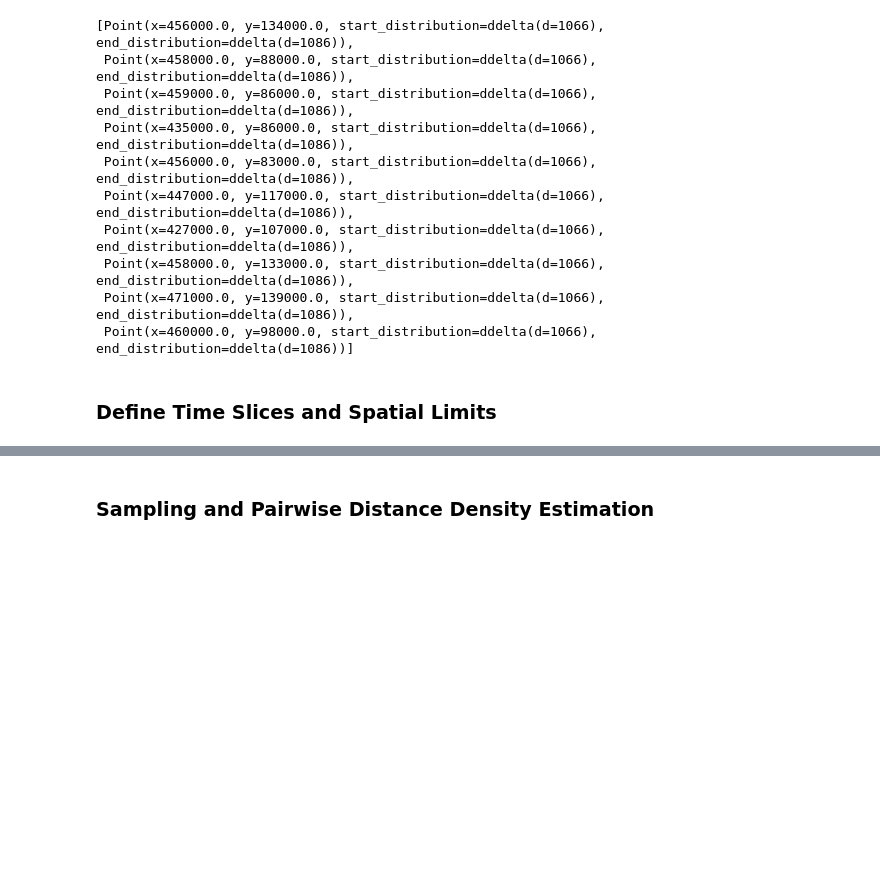
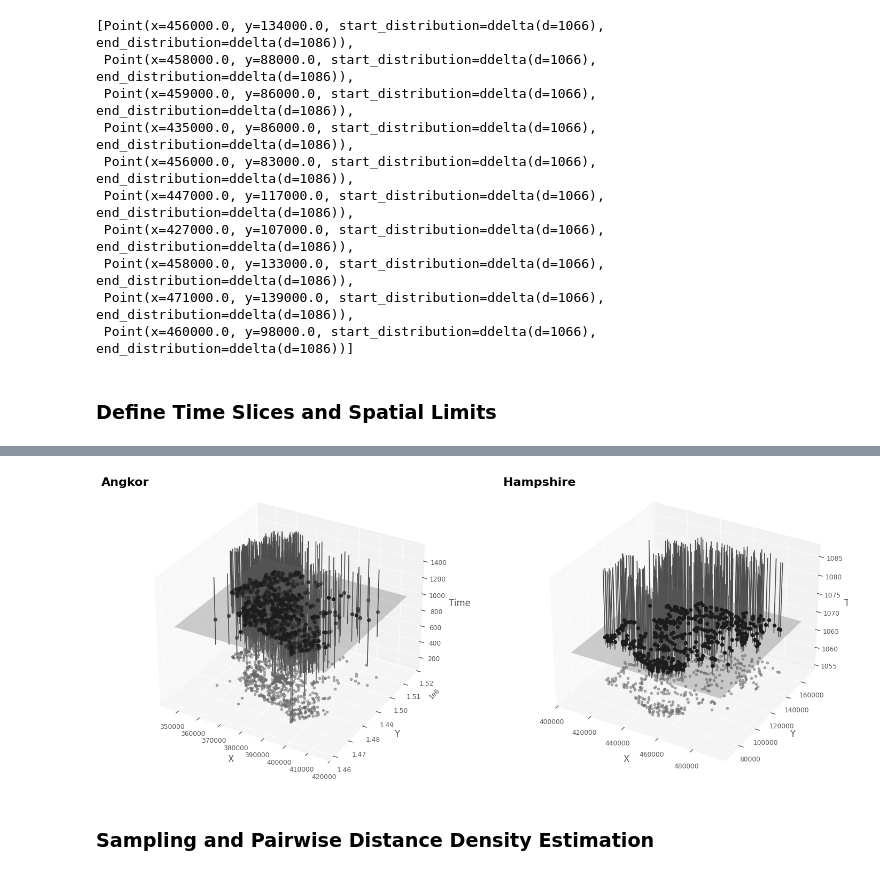
Before and after one commit to wccarleton/angkorclusters, a Jupyter notebook: Src/analysis.ipynb, the cells around one changed output, grey strips where cells are left out. Cells and saved outputs as stored; diff of their text form; code cells hidden in the pictures; blank space fills up the shorter version.

```diff
--- a/Src/analysis.ipynb
+++ b/Src/analysis.ipynb
@@ -740,3 +692,31 @@ cairosvg.svg2png(
+# %%
+fig, axs = plt.subplots(1, 2, figsize=(16, 6), subplot_kw={"projection": "3d"})
+
+# Plot both datasets into subplots
+chrono_plot(points,
+            ax=axs[0],
+            style_params=style_params,
+            time_slice=1000)
+chrono_plot(doomsday_points,
+            ax=axs[1],
+            style_params=style_params,
+            time_slice=1068)
+
+# Add panel labels
+fig.text(0.05, 0.95, "Angkor", fontsize=16, weight="bold", transform=fig.transFigure)
+fig.text(0.52, 0.95, "Hampshire", fontsize=16, weight="bold", transform=fig.transFigure)
+
+# Save combined figure
+fig.tight_layout()
+
+# Z-axis labels (use labelpad to bring them in from the edge)
+axs[0].set_zlabel("Time", labelpad=10)
+axs[1].set_zlabel("Time", labelpad=10)
+
+fig.savefig("../Output/spacetime_volume_combined.png", dpi=300, bbox_inches="tight", pad_inches=1.0)
+fig.savefig("../Output/spacetime_volume_combined.svg", bbox_inches="tight", pad_inches=1.0)
+# %% [output]
+[figure, added]
 # %%
 # Run the Monte Carlo simulation to get an ensemble of probable
 # lists of points included in each time slice.
```
Also changed, not shown: parts of 6 cells of this notebook, 17 other files.
